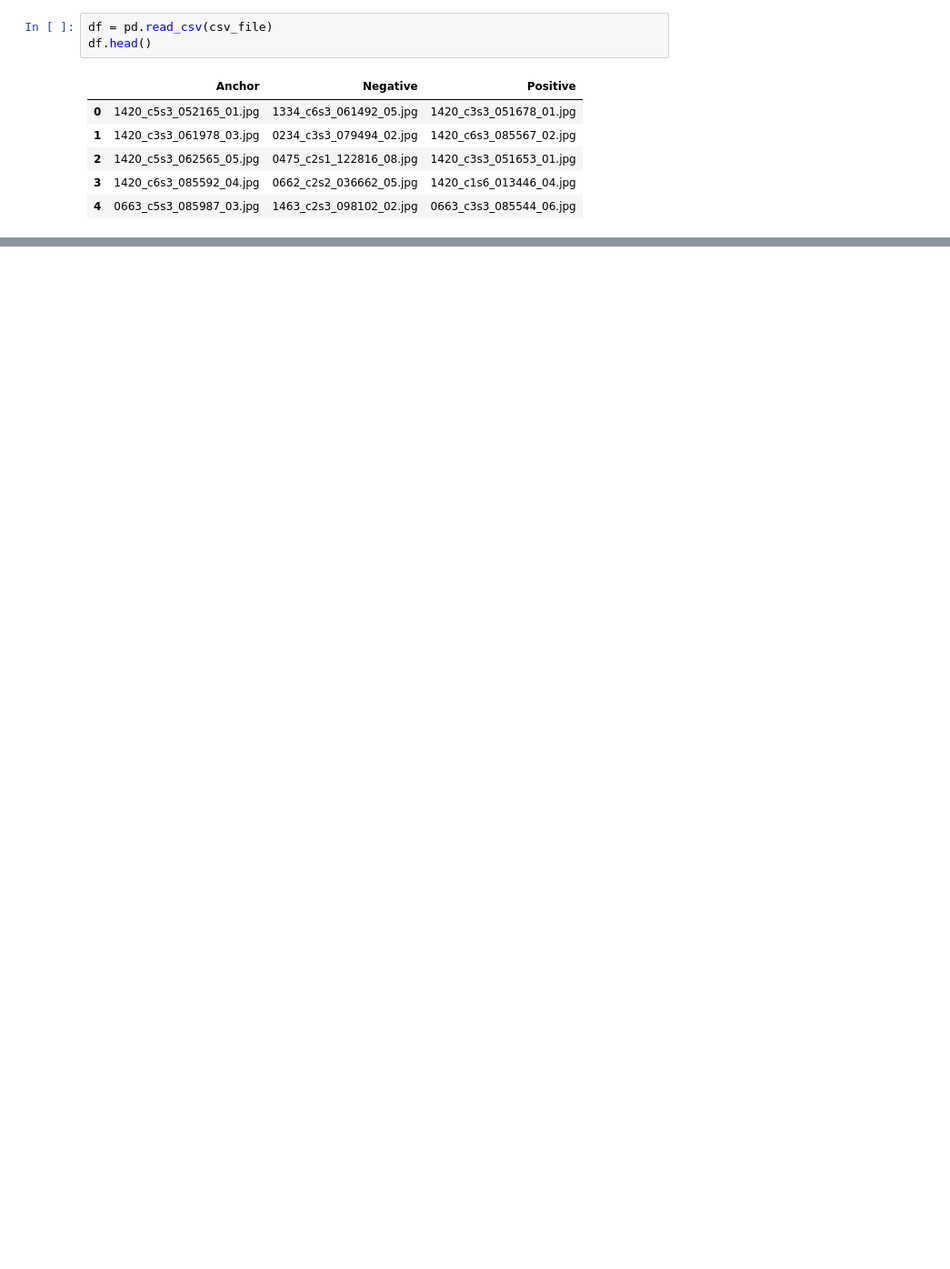
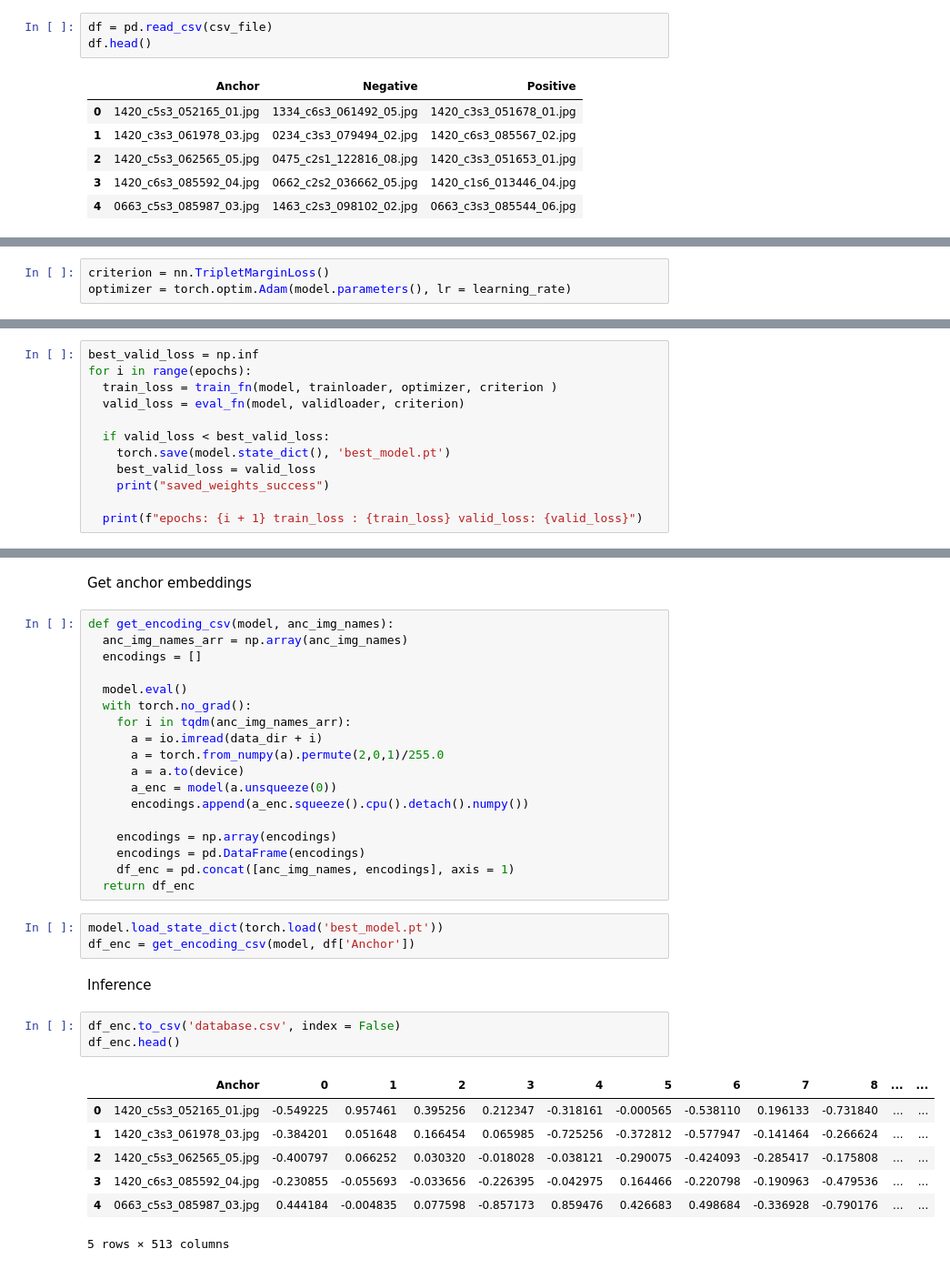
Before and after one commit to dhwanijhawan/DeepLearning, a Jupyter notebook: siamese.ipynb, the cells around one changed output, grey strips where cells are left out. Shown: that part at 91% size. Saved outputs shown, nothing was run; the diff lists cells and outputs as text; blank space fills up the shorter version.

Commit message:
implementing model

```diff
--- a/siamese.ipynb
+++ b/siamese.ipynb
@@ -70,0 +243,3 @@ df.head()
+# %%
+criterion = nn.TripletMarginLoss()
+optimizer = torch.optim.Adam(model.parameters(), lr = learning_rate)
@@ -70,0 +248,12 @@ df.head()
+# %%
+best_valid_loss = np.inf
+for i in range(epochs):
+  train_loss = train_fn(model, trainloader, optimizer, criterion )
+  valid_loss = eval_fn(model, validloader, criterion)
+
+  if valid_loss < best_valid_loss:
+    torch.save(model.state_dict(), 'best_model.pt')
+    best_valid_loss = valid_loss
+    print("saved_weights_success")
+
+  print(f"epochs: {i + 1} train_loss : {train_loss} valid_loss: {valid_loss}")
@@ -70,0 +280,36 @@ df.head()
+# %% [markdown]
+Get anchor embeddings
+# %%
+def get_encoding_csv(model, anc_img_names):
+  anc_img_names_arr = np.array(anc_img_names)
+  encodings = []
+
+  model.eval()
+  with torch.no_grad():
+    for i in tqdm(anc_img_names_arr):
+      a = io.imread(data_dir + i)
+      a = torch.from_numpy(a).permute(2,0,1)/255.0
+      a = a.to(device)
+      a_enc = model(a.unsqueeze(0))
+      encodings.append(a_enc.squeeze().cpu().detach().numpy())
+
+    encodings = np.array(encodings)
+    encodings = pd.DataFrame(encodings)
+    df_enc = pd.concat([anc_img_names, encodings], axis = 1)
+  return df_enc
+# %%
+model.load_state_dict(torch.load('best_model.pt'))
+df_enc = get_encoding_csv(model, df['Anchor'])
+# %% [markdown]
+Inference
+# %%
+df_enc.to_csv('database.csv', index = False)
+df_enc.head()
+# %% [output]
+|  | Anchor | 0 | 1 | 2 | 3 | 4 | 5 | 6 | 7 | 8 | ... | ... |
+| 0 | 1420_c5s3_052165_01.jpg | -0.549225 | 0.957461 | 0.395256 | 0.212347 | -0.318161 | -0.000565 | -0.538110 | 0.196133 | -0.731840 | ... | ... |
+| 1 | 1420_c3s3_061978_03.jpg | -0.384201 | 0.051648 | 0.166454 | 0.065985 | -0.725256 | -0.372812 | -0.577947 | -0.141464 | -0.266624 | ... | ... |
+| 2 | 1420_c5s3_062565_05.jpg | -0.400797 | 0.066252 | 0.030320 | -0.018028 | -0.038121 | -0.290075 | -0.424093 | -0.285417 | -0.175808 | ... | ... |
+| 3 | 1420_c6s3_085592_04.jpg | -0.230855 | -0.055693 | -0.033656 | -0.226395 | -0.042975 | 0.164466 | -0.220798 | -0.190963 | -0.479536 | ... | ... |
+| 4 | 0663_c5s3_085987_03.jpg | 0.444184 | -0.004835 | 0.077598 | -0.857173 | 0.859476 | 0.426683 | 0.498684 | -0.336928 | -0.790176 | ... | ... |
+5 rows × 513 columns
```
Also changed, not shown: parts of 38 cells of this notebook.
